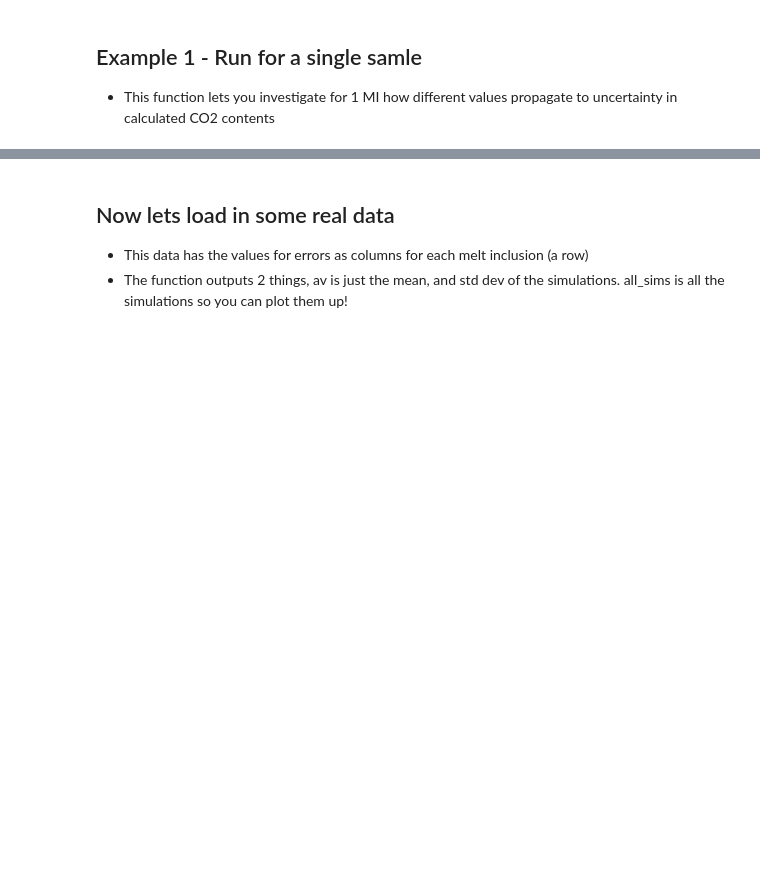
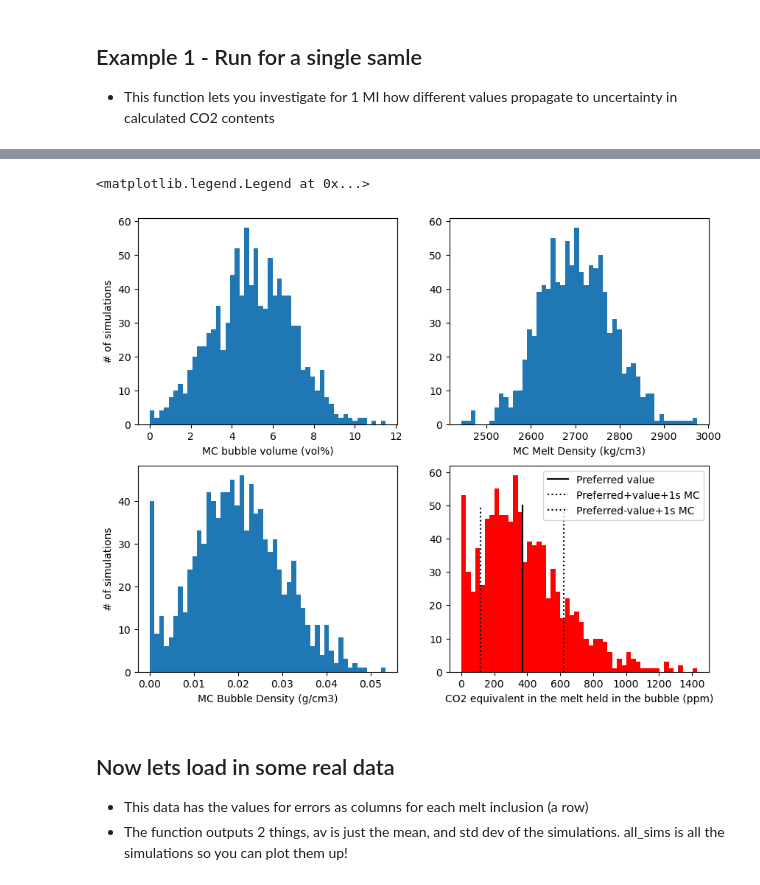
Before and after one commit to PennyWieser/DiadFit, a Jupyter notebook: docs/Examples/Example8_Uncertainty_MI_Vapour_Bubbles/CO2_error_prop.ipynb, the cells around one changed output, grey strips where cells are left out. Saved outputs shown, nothing was run; the diff lists cells and outputs as text; code cells hidden in the pictures; blank space fills up the shorter version.

```diff
--- a/docs/Examples/Example8_Uncertainty_MI_Vapour_Bubbles/CO2_error_prop.ipynb
+++ b/docs/Examples/Example8_Uncertainty_MI_Vapour_Bubbles/CO2_error_prop.ipynb
@@ -20,3 +65,26 @@ error_melt_dens_kgm3=200, error_type_melt_dens_kgm3='Abs', error_dist_melt_dens_
+# %%
+## Lets plot some of these outputs to check they look how we expect
+fig, ((ax1, ax2), (ax3, ax4)) = plt.subplots(2, 2, figsize=(10,8))
+ax1.hist(all_sims['vol_perc_bub_with_noise'], bins=50);
+ax1.set_xlabel('MC bubble volume (vol%)')
+ax1.set_ylabel('# of simulations')
+
+ax2.hist(all_sims['melt_dens_kgm3_with_noise'], bins=50);
+ax2.set_xlabel('MC Melt Density (kg/cm3)')
+
+ax3.hist(all_sims['CO2_bub_dens_gcm3_with_noise'], bins=50);
+ax3.set_xlabel('MC Bubble Density (g/cm3)')
+ax3.set_ylabel('# of simulations')
+
+ax4.hist(all_sims['CO2_eq_melt_ppm_MC'], bins=50, color='red');
+ax4.set_xlabel('CO2 equivalent in the melt held in the bubble (ppm)')
+ax4.plot([all_sims['CO2_eq_melt_ppm_noMC'].iloc[0], 	all_sims['CO2_eq_melt_ppm_noMC'].iloc[0]], [0, N_dup/20], '-k', label='Preferred value');
+ax4.plot([all_sims['CO2_eq_melt_ppm_noMC'].iloc[0]+np.std(all_sims['CO2_eq_melt_ppm_MC']), 	all_sims['CO2_eq_melt_ppm_noMC'].iloc[0]+np.std(all_sims['CO2_eq_melt_ppm_MC'])], [0, N_dup/20], ':k', label='Preferred+value+1s MC');
+ax4.plot([all_sims['CO2_eq_melt_ppm_noMC'].iloc[0]-np.std(all_sims['CO2_eq_melt_ppm_MC']), 	all_sims['CO2_eq_melt_ppm_noMC'].iloc[0]-np.std(all_sims['CO2_eq_melt_ppm_MC'])], [0, N_dup/20], ':k', label='Preferred-value+1s MC');
+ax4.legend()
+# %% [output]
+<matplotlib.legend.Legend at 0x...>
+[figure, added]
 # %% [markdown]
 ## Now lets load in some real data
 - This data has the values for errors as columns for each melt inclusion (a row)
```
Also changed, not shown: parts of 9 cells of this notebook, 3 other files.
